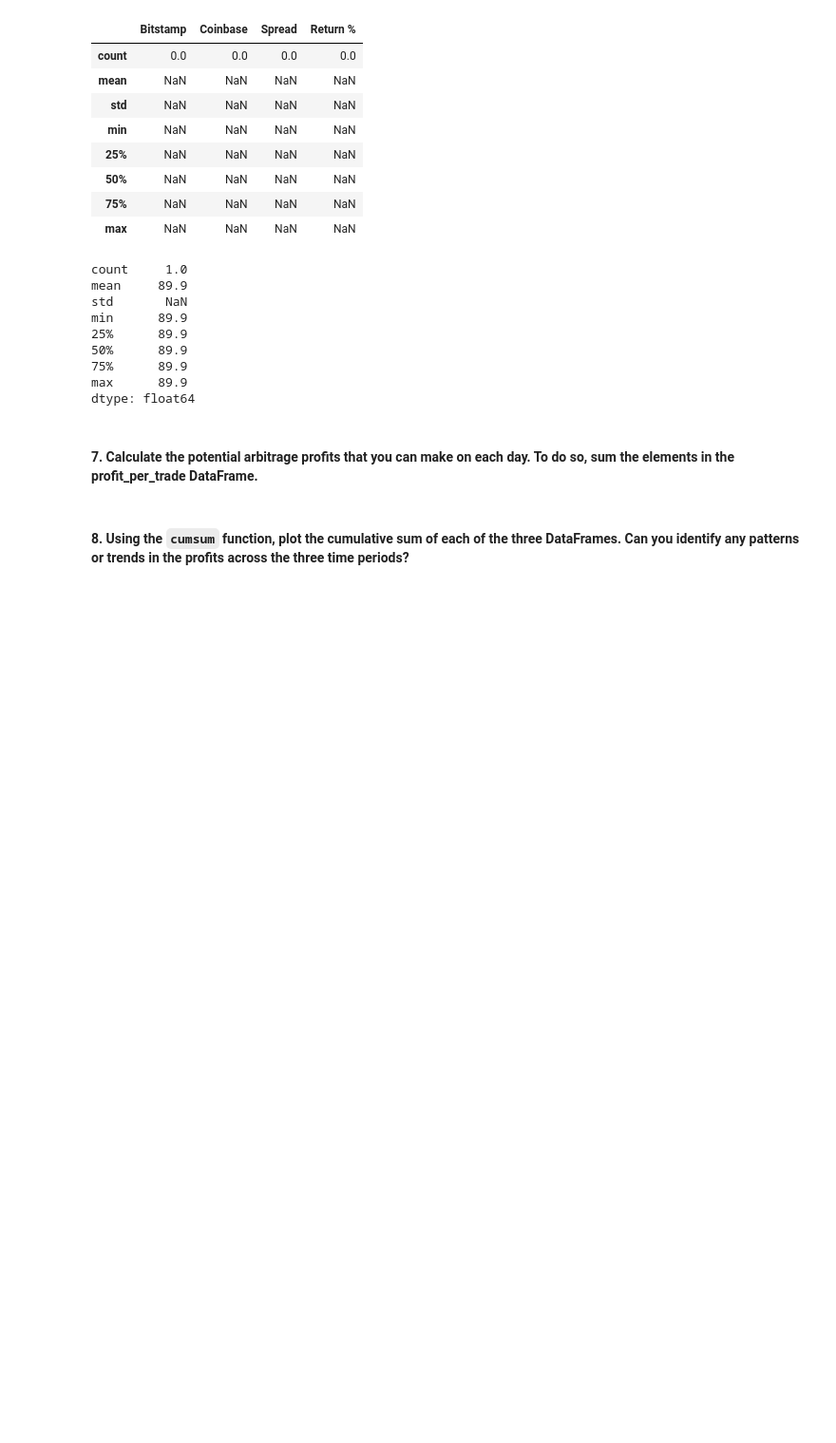
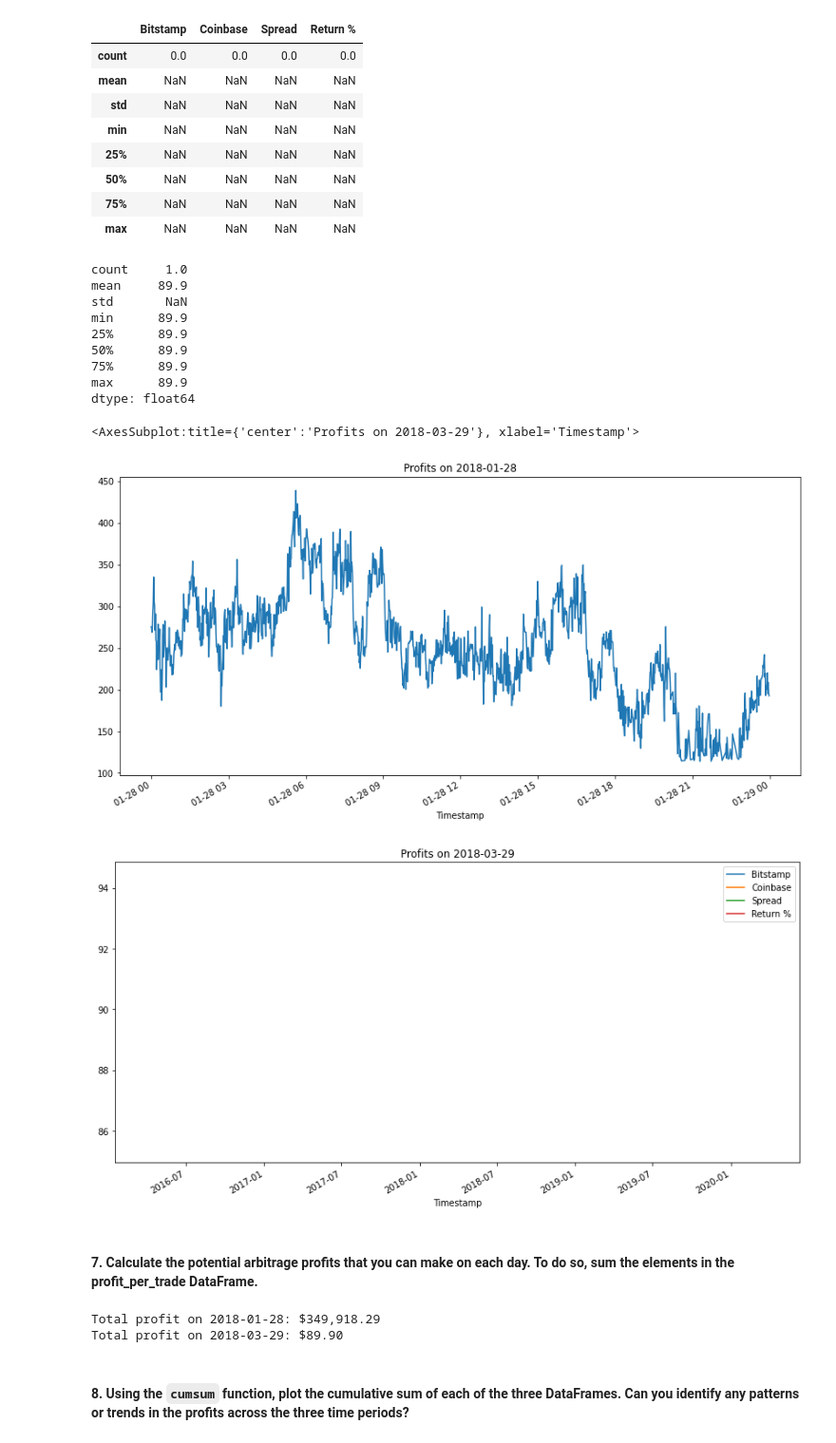
Before and after one commit to rdillens/03_Arbitrage_Opportunities, a Jupyter notebook: crypto_arbitrage.ipynb, the cells around one changed output. Shown at 95% size. Cells and saved outputs as stored; diff of their text form; code cells hidden in the pictures; blank space fills up the shorter version.

Commit message:
plot profits and calculate total profit per day

```diff
--- a/crypto_arbitrage.ipynb
+++ b/crypto_arbitrage.ipynb
@@ -757,8 +754,29 @@ dtype: float64
+# %%
+# Plot the results for the early profit per trade DataFrame
+title = f"Profits on {early_start_date}"
+profit_early.plot(figsize=(14,7), title=title)
+
+title = f"Profits on {middle_start_date}"
+profit_middle.plot(figsize=(14,7), title=title)
+
+title = f"Profits on {late_start_date}"
+profit_late.plot(figsize=(14,7), title=title)
+# %% [output]
+<AxesSubplot:title={'center':'Profits on 2018-03-29'}, xlabel='Timestamp'>
+[figure, added]
+[figure, added]
 # %% [markdown]
 #### 7. Calculate the potential arbitrage profits that you can make on each day. To do so, sum the elements in the profit_per_trade DataFrame.
 # %%
 # Calculate the sum of the potential profits for the early profit per trade DataFrame
-# YOUR CODE HERE
+print(f'Total profit on {early_start_date}: ${profit_early.sum():,.2f}')
+
+#print(f'Total profit on {middle_start_date}: ${profit_middle.sum():,.2f}')
+
+print(f'Total profit on {late_start_date}: ${profit_late.sum():,.2f}')
+# %% [output]
+Total profit on 2018-01-28: $349,918.29
+Total profit on 2018-03-29: $89.90
 # %% [markdown]
 #### 8. Using the `cumsum` function, plot the cumulative sum of each of the three DataFrames. Can you identify any patterns or trends in the profits across the three time periods?
 # %%
```
Also changed, not shown: parts of 1 cell of this notebook.
